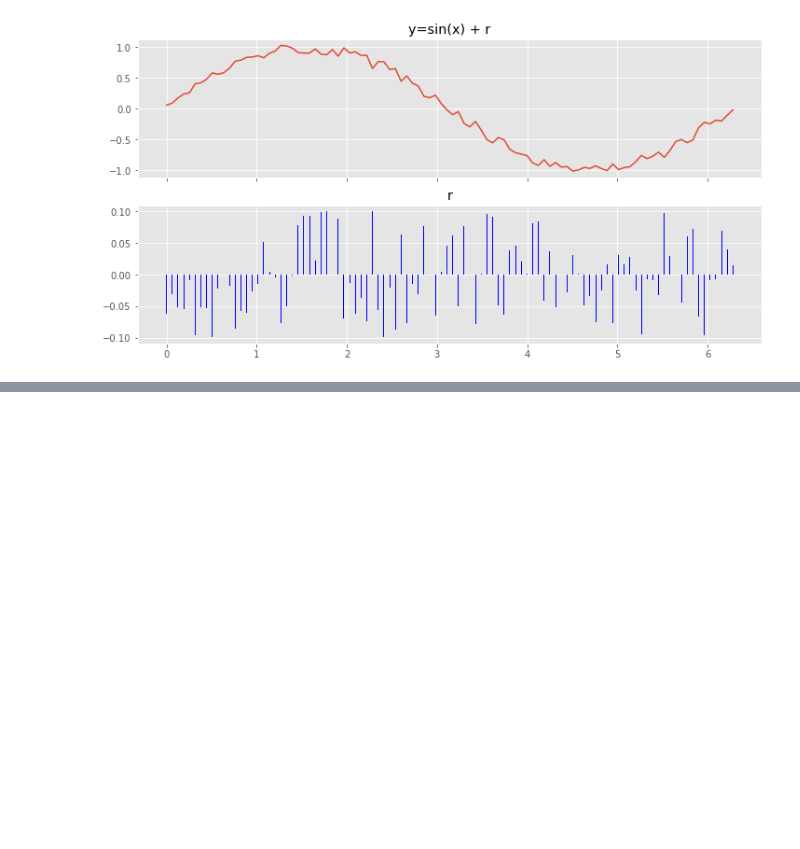
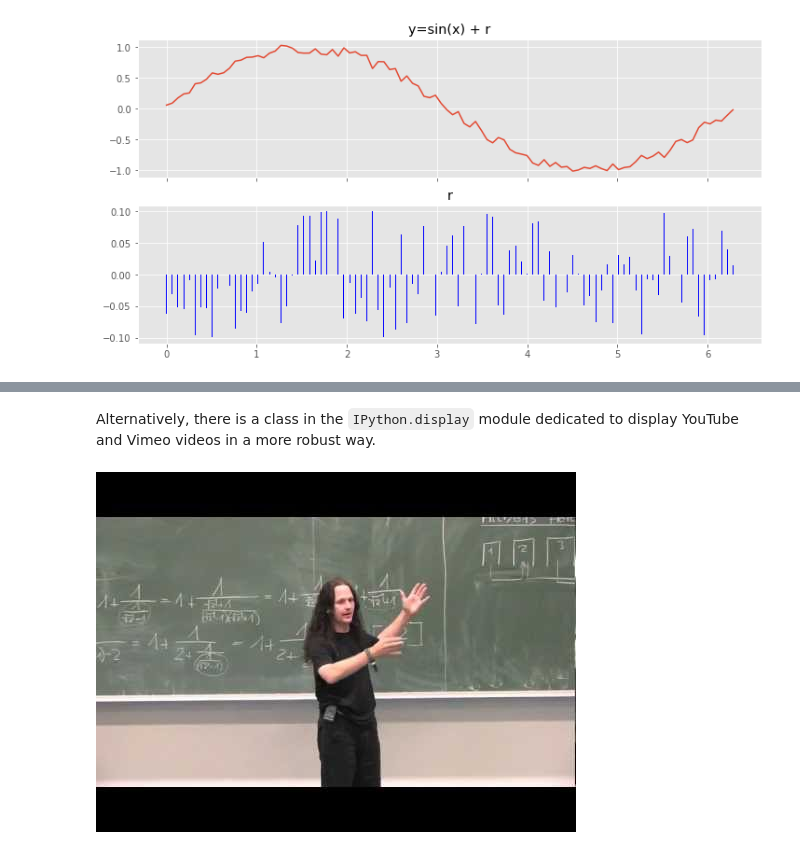
Before and after one commit to hydrocode-de/sample-lecture-python, a Jupyter notebook: sample_lecture.ipynb, the cells around one changed output, grey strips where cells are left out. Cells and saved outputs as stored; diff of their text form; code cells hidden in the pictures; blank space fills up the shorter version.

Commit message:
added videos

```diff
--- a/sample_lecture.ipynb
+++ b/sample_lecture.ipynb
@@ -135,0 +147,7 @@ Text(0.5, 1.0, 'r')
+# %% [markdown]
+Alternatively, there is a class in the ``IPython.display`` module dedicated to display YouTube and Vimeo videos in a more robust way.
+# %%
+from IPython.display import YouTubeVideo
+YouTubeVideo('XTsaZRKx9UI', start=5, width=840, height=450)
+# %% [output]
+[figure, added]
```
Also changed, not shown: parts of 4 cells of this notebook, 1 other file.
